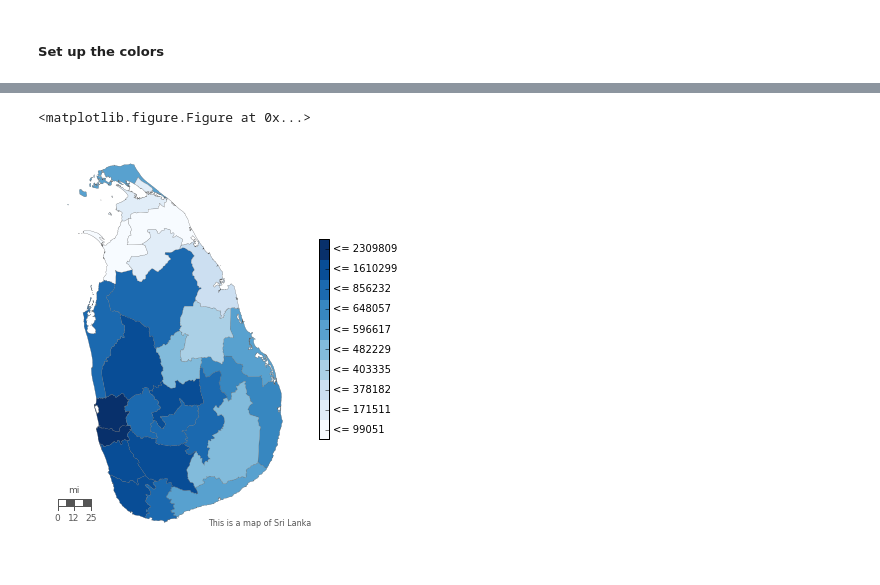
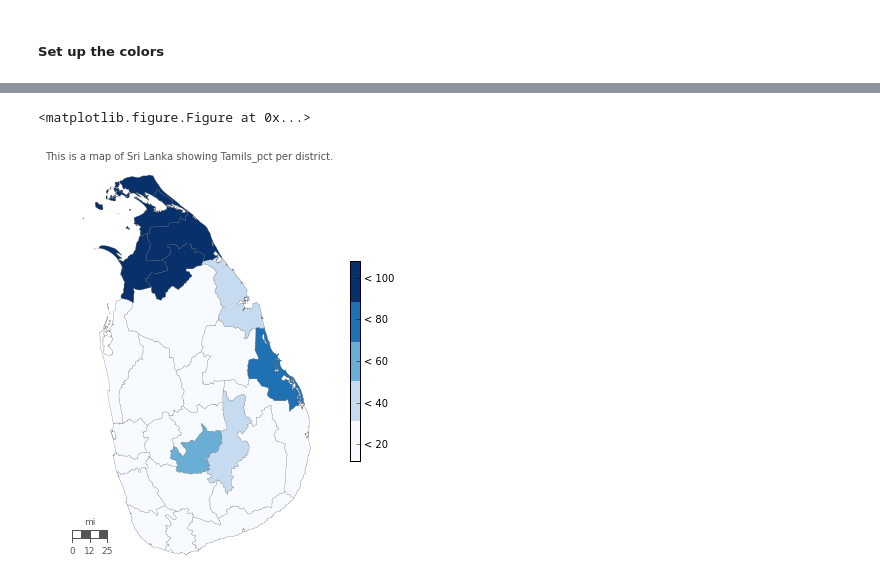
Before and after one commit to brandomr/pythonmap, a Jupyter notebook: SL Map.ipynb, the cells around one changed output, grey strips where cells are left out. Saved outputs shown, nothing was run; the diff lists cells and outputs as text; code cells hidden in the pictures.

```diff
--- a/SL Map.ipynb
+++ b/SL Map.ipynb
@@ -243,4 +248,0 @@ Define my own breaks [even split each 20 percentage points] Note that the bins a
-# %%
-jenks = False
-my_bins = [20,40,60,80,100]
-breaks = mapclassify.User_Defined(df_map[df_map['Muslims_pct'].notnull()].Muslims_pct.values, my_bins)
@@ -246,0 +285,3 @@ breaks = mapclassify.User_Defined(df_map[df_map['Muslims_pct'].notnull()].Muslim
+# %%
+# change 'Tamils_pct' to the column name of what you want to plot (e.g. 'Total_pop' for total population)
+var_2_analyze = 'Tamils_pct'
@@ -249,6 +330,17 @@ Add breaks to the dataframe as *bins
 # %%
+# check if 'bins' already exists and drop it if it does so that we can recreate it using our new break information
+if 'bins' in df_map.columns:
+    df_map = df_map.drop('bins',1)
+    print 'Bins column already existed, so we dropped the bins column'
+
+
 # the notnull method lets us match indices when joining
-b = pd.DataFrame({'bins': breaks.yb}, index=df_map[df_map['Muslims_pct'].notnull()].index)
+# b is a dataframe of the bins with the var_2_analyze index
+b = pd.DataFrame({'bins': breaks.yb}, index=df_map[df_map[var_2_analyze].notnull()].index)
+
+# join b back to df_map
 df_map = df_map.join(b)
+
+# and handle our NA's if there are any
 df_map.bins.fillna(-1, inplace=True)
 # %% [markdown]
@@ -323,48 +426,77 @@ Plot the map!
 # %%
+# initialize the plot
 plt.clf()
+
+# define the figure and set the facecolor (e.g. background) to white
 fig = plt.figure(facecolor='white')
+
+# ad a subplot called 'ax'
 ax = fig.add_subplot(111, axisbg='w', frame_on=False)
 
-# use a blue colour ramp - we'll be converting it to a map using cmap()
+# use a blue colour ramp ('Blues') - we'll be converting it to a map using cmap()
 # you could also use 'Oranges' or 'Greens'
 cmap = plt.get_cmap('Blues')
-# draw wards with grey outlines
+
+
+# draw district with grey outlines
 df_map['patches'] = df_map['poly'].map(lambda x: PolygonPatch(x, ec='#555555', lw=.2, alpha=1., zorder=4))
+
+
+# set the PatchCollection with our defined 'patches'
 pc = PatchCollection(df_map['patches'], match_original=True)
-# impose our colour map onto the patch collection
+
+# normalize our bins between the min and max values within the bins
 norm = Normalize(vmin=df_map['bins'].min(), vmax=df_map['bins'].max())
+
+# impose our color map onto the patch collection
 pc.set_facecolor(cmap(norm(df_map['bins'].values)))
 ax.add_collection(pc)
 
-# Add a colour bar
+# Add a color bar which has our bin_labels applied
 cb = colorbar_index(ncolors=len(bin_labels), cmap=cmap, shrink=0.5, labels=bin_labels)
+# set the font size of the labels (set to size 10 here)
 cb.ax.tick_params(labelsize=10)
 
-
-# Bin method, copyright and source data info
+# Create a bit of small print
 smallprint = ax.text(
-    1.03, 0,
-    'This is a map of Sri Lanka',
+    # set the x,y location of the smallprint
+    1, 1,
+    # add whatever text you would like to appear
+    'This is a map of Sri Lanka showing ' + var_2_analyze + ' per district.',
+    # set the horizontal/vertical alignment
     ha='right', va='bottom',
-    size=8,
+    # set the size and the color
+    size=10,
     color='#555555',
     transform=ax.transAxes)
 
 # Draw a map scale
 m.drawmapscale(
+    #set the coordinates where the scale should appear
     coords[0] + 0.08, coords[1] + 0.215,
     coords[0], coords[1],
+    # what is the max value of the scale (here it's set to 25 for 25 miles)
     25.,
     barstyle='fancy', labelstyle='simple',
     fillcolor1='w', fillcolor2='#555555',
     fontcolor='#555555',
     zorder=5,
+    # what units would you like to use. Defaults to km
     units='mi')
-# this will set the image width to 722px at 100dpi
+
+# set the layout to maximally fit the bounding area
 plt.tight_layout()
+
+# define the size of the figure
 fig.set_size_inches(5,6)
-plt.savefig('sri_lanka_map.png', dpi=100, alpha=True)
+
+# save the figure. Increase the dpi to increase the quality of the output .png. For example, dpi=1000 is super high quality
+# note that the figure will be saved as 'sri_lanka_' then the name of the variable under analysis
+# you can change this to whatever you want
+plt.savefig('sri_lanka_' + var_2_analyze + '.png', dpi=100, alpha=True)
+
+# display our plot
 plt.show()
 # %% [output]
 <matplotlib.figure.Figure at 0x...>
-[figure, old version]
+[figure, new version]
```
Also changed, not shown: parts of 47 cells of this notebook, 2 other files.
